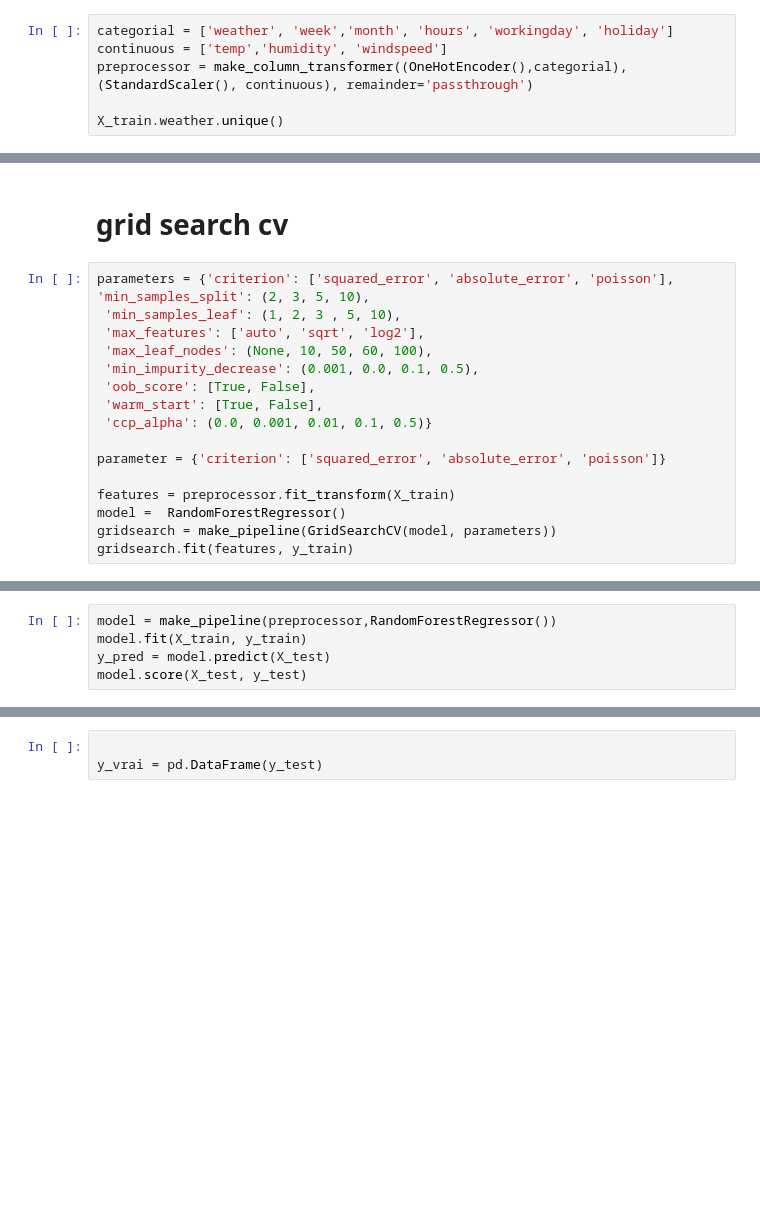
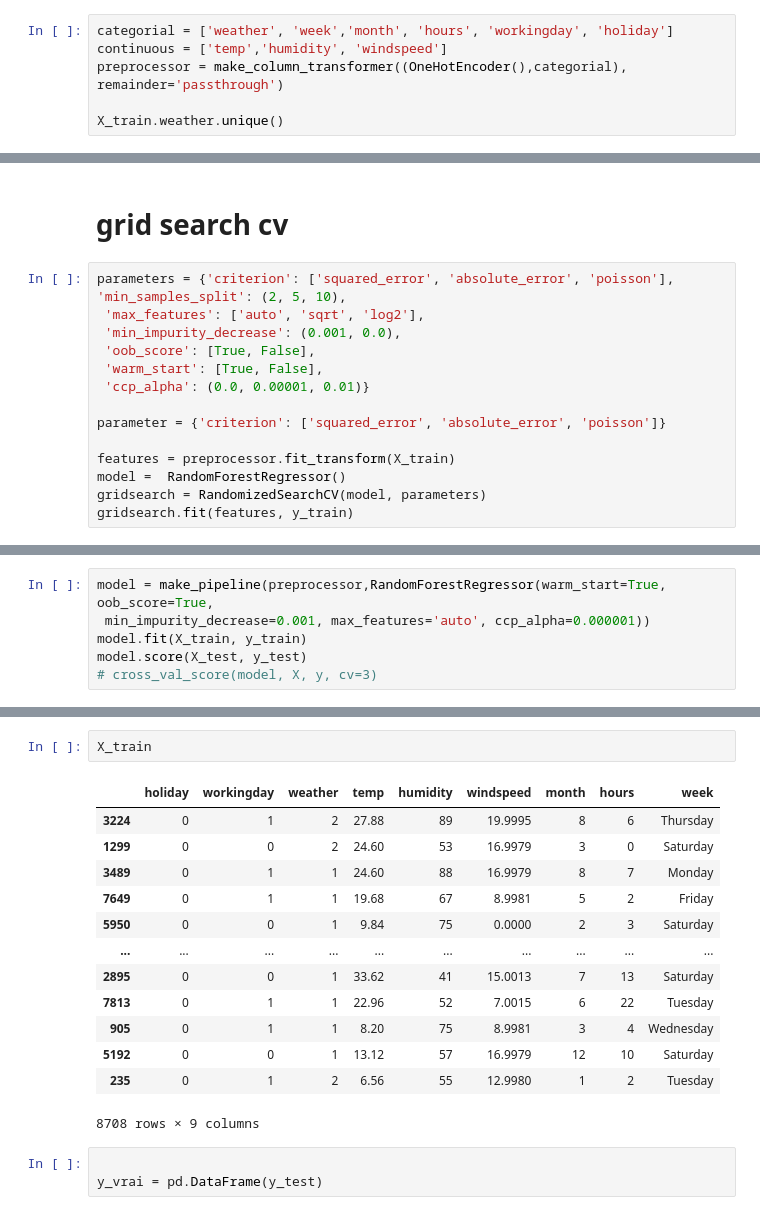
Before and after one commit to GSoulat/veloc, a Jupyter notebook: data_cleaning/01_data_cleaning.ipynb, the cells around one changed output, grey strips where cells are left out. Saved outputs shown, nothing was run; the diff lists cells and outputs as text; blank space fills up the shorter version.

```diff
--- a/data_cleaning/01_data_cleaning.ipynb
+++ b/data_cleaning/01_data_cleaning.ipynb
@@ -184,7 +186,7 @@ X_train, X_test, y_train, y_test = train_test_split(X, y, test_size=0.2, random_
 # %%
 categorial = ['weather', 'week','month', 'hours', 'workingday', 'holiday']
 continuous = ['temp','humidity', 'windspeed']
-preprocessor = make_column_transformer((OneHotEncoder(),categorial), (StandardScaler(), continuous), remainder='passthrough')
+preprocessor = make_column_transformer((OneHotEncoder(),categorial), remainder='passthrough')
 
 X_train.weather.unique()
 # %% [output]
@@ -193,18 +195,16 @@ array([2, 1, 3, 4])
 # grid search cv
 # %%
 parameters = {'criterion': ['squared_error', 'absolute_error', 'poisson'],
-'min_samples_split': (2, 3, 5, 10),
- 'min_samples_leaf': (1, 2, 3 , 5, 10),
+'min_samples_split': (2, 5, 10),
  'max_features': ['auto', 'sqrt', 'log2'],
- 'max_leaf_nodes': (None, 10, 50, 60, 100),
- 'min_impurity_decrease': (0.001, 0.0, 0.1, 0.5),
+ 'min_impurity_decrease': (0.001, 0.0),
  'oob_score': [True, False],
  'warm_start': [True, False],
- 'ccp_alpha': (0.0, 0.001, 0.01, 0.1, 0.5)}
+ 'ccp_alpha': (0.0, 0.00001, 0.01)}
 
 parameter = {'criterion': ['squared_error', 'absolute_error', 'poisson']}
 
 features = preprocessor.fit_transform(X_train)
 model =  RandomForestRegressor()
-gridsearch = make_pipeline(GridSearchCV(model, parameters))
+gridsearch = RandomizedSearchCV(model, parameters)
 gridsearch.fit(features, y_train)
@@ -211,6 +213,7 @@ gridsearch.fit(features, y_train)
 # %%
-model = make_pipeline(preprocessor,RandomForestRegressor())
+model = make_pipeline(preprocessor,RandomForestRegressor(warm_start=True, oob_score=True,
+ min_impurity_decrease=0.001, max_features='auto', ccp_alpha=0.000001))
 model.fit(X_train, y_train)
-y_pred = model.predict(X_test)
 model.score(X_test, y_test)
+# cross_val_score(model, X, y, cv=3)
 # %% [output]
@@ -218,3 +236,19 @@ model.score(X_test, y_test)
+# %%
+X_train
+# %% [output]
+|  | holiday | workingday | weather | temp | humidity | windspeed | month | hours | week |
+| 3224 | 0 | 1 | 2 | 27.88 | 89 | 19.9995 | 8 | 6 | Thursday |
+| 1299 | 0 | 0 | 2 | 24.60 | 53 | 16.9979 | 3 | 0 | Saturday |
+| 3489 | 0 | 1 | 1 | 24.60 | 88 | 16.9979 | 8 | 7 | Monday |
+| 7649 | 0 | 1 | 1 | 19.68 | 67 | 8.9981 | 5 | 2 | Friday |
+| 5950 | 0 | 0 | 1 | 9.84 | 75 | 0.0000 | 2 | 3 | Saturday |
+| ... | ... | ... | ... | ... | ... | ... | ... | ... | ... |
+| 2895 | 0 | 0 | 1 | 33.62 | 41 | 15.0013 | 7 | 13 | Saturday |
+| 7813 | 0 | 1 | 1 | 22.96 | 52 | 7.0015 | 6 | 22 | Tuesday |
+| 905 | 0 | 1 | 1 | 8.20 | 75 | 8.9981 | 3 | 4 | Wednesday |
+| 5192 | 0 | 0 | 1 | 13.12 | 57 | 16.9979 | 12 | 10 | Saturday |
+| 235 | 0 | 1 | 2 | 6.56 | 55 | 12.9980 | 1 | 2 | Tuesday |
+8708 rows × 9 columns
 # %%
 
 y_vrai = pd.DataFrame(y_test)
```
Also changed, not shown: parts of 10 cells of this notebook, 11 other files.
